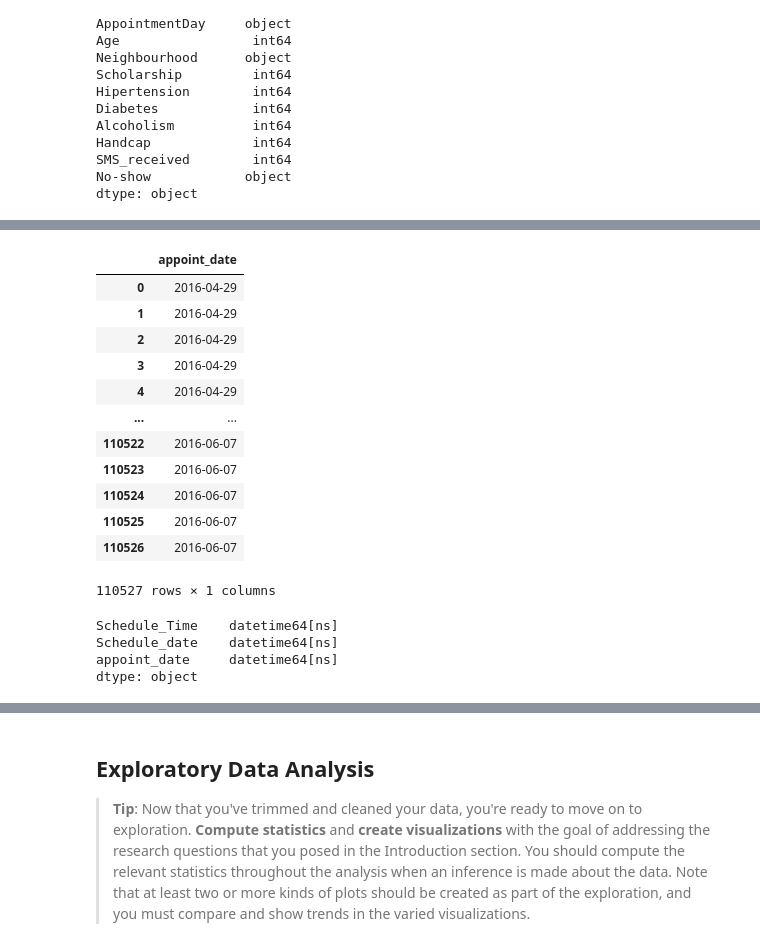
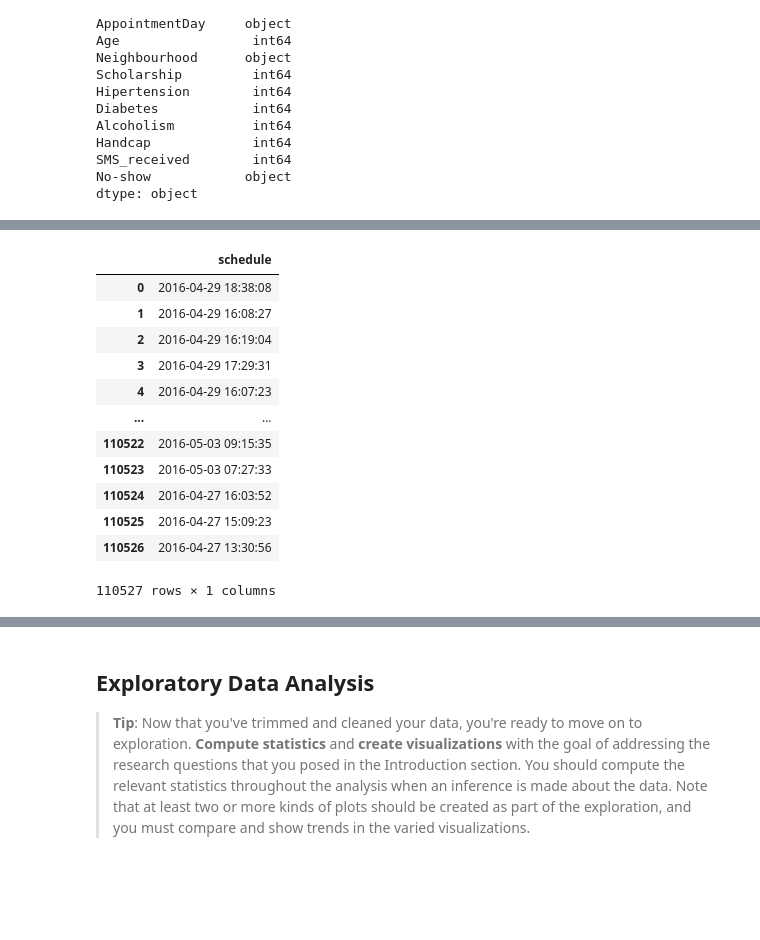
Before and after one commit to MokuaEnock/Appointments-Analysis, a Jupyter notebook: files/Investigate_a_Dataset.ipynb, the cells around one changed output, grey strips where cells are left out. Cells and saved outputs as stored; diff of their text form; code cells hidden in the pictures; blank space fills up the shorter version.

Commit message:
correction in datetime conversion

```diff
--- a/files/Investigate_a_Dataset.ipynb
+++ b/files/Investigate_a_Dataset.ipynb
@@ -169,42 +169,36 @@ df.head(10)
 # %%
 """ splitting the columns scheduleday and appointmentday into date and column """
 #schedule date column
 schedule = df['ScheduledDay'].str.split("T", expand=True)
 schedule.columns = ["Schedule_date", "Schedule_Time"]
 schedule_day = schedule["Schedule_Time"].str.split("Z", expand=True)
 schedule_day.columns = ["Schedule_Time", "drop"]
 schd = pd.concat([schedule_day["Schedule_Time"], schedule['Schedule_date']], axis=1)
-schd
+schd1 = pd.DataFrame(schd['Schedule_date'] + " " +schd['Schedule_Time'])
+schd1.columns = ['schedule']
 
 #appointment date column
 appoint = df['AppointmentDay'].str.split("T", expand=True)
 appoint.columns = ["appoint_date", "appoint_Time"]
 app = appoint.drop(labels=["appoint_Time"], axis = 1)
-app
 # %% [output]
-|  | appoint_date |
-| 0 | 2016-04-29 |
-| 1 | 2016-04-29 |
-| 2 | 2016-04-29 |
-| 3 | 2016-04-29 |
-| 4 | 2016-04-29 |
+|  | schedule |
+| 0 | 2016-04-29 18:38:08 |
+| 1 | 2016-04-29 16:08:27 |
+| 2 | 2016-04-29 16:19:04 |
+| 3 | 2016-04-29 17:29:31 |
+| 4 | 2016-04-29 16:07:23 |
 | ... | ... |
-| 110522 | 2016-06-07 |
-| 110523 | 2016-06-07 |
-| 110524 | 2016-06-07 |
-| 110525 | 2016-06-07 |
-| 110526 | 2016-06-07 |
+| 110522 | 2016-05-03 09:15:35 |
+| 110523 | 2016-05-03 07:27:33 |
+| 110524 | 2016-04-27 16:03:52 |
+| 110525 | 2016-04-27 15:09:23 |
+| 110526 | 2016-04-27 13:30:56 |
 110527 rows × 1 columns
 # %%
-""" add the cleaned columns to the data  """
+
+""" change the columns to datetime  """
 #concat the columns
-time_d = pd.concat([schd, app], axis=1)
-time_d['Schedule_date'] = pd.to_datetime(time_d["Schedule_date"])
+schd1['schedule'] = pd.to_datetime(schd1['schedule'])
+time_d = pd.concat([schd1, app], axis=1)
 time_d['appoint_date'] = pd.to_datetime(time_d["appoint_date"])
-time_d['Schedule_Time'] = pd.to_datetime(time_d["Schedule_Time"])
-time_d.dtypes
-# %% [output]
-Schedule_Time    datetime64[ns]
-Schedule_date    datetime64[ns]
-appoint_date     datetime64[ns]
-dtype: object
```
Also changed, not shown: parts of 1 cell of this notebook.
